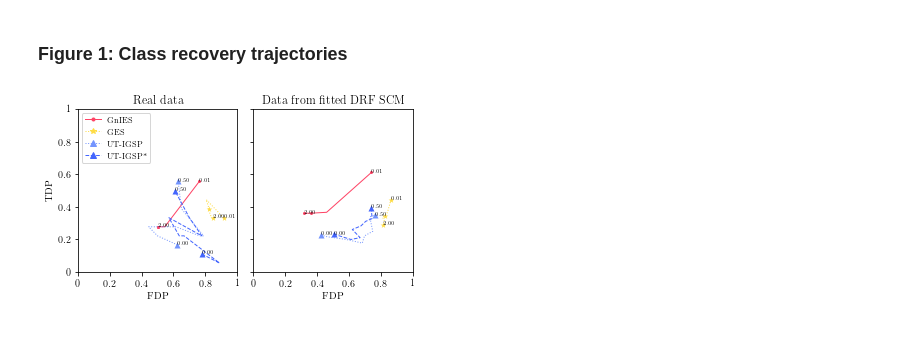
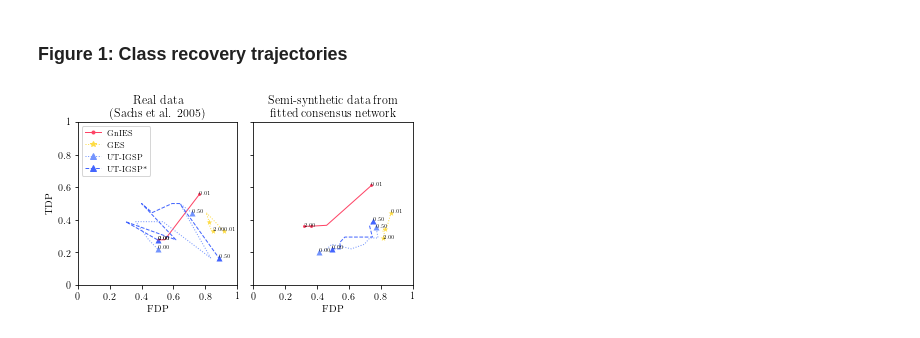
Before and after one commit to juangamella/gnies-paper, a Jupyter notebook: figures_sachs_experiments.ipynb, the cells around one changed output. Cells and saved outputs as stored; diff of their text form; code cells hidden in the pictures.

```diff
--- a/figures_sachs_experiments.ipynb
+++ b/figures_sachs_experiments.ipynb
@@ -262,8 +263,9 @@ def plot_metric(ax, values_x, values_y, lambdas, method, points, text, gray=Fals
             ax.scatter(values_x[j], values_y[j], color=c, marker=marker[method], linewidth=0)
 
 cols = 3
-gs = gridspec.GridSpec(cols, cols, wspace=0.07, hspace=0.07)
-plt.figure(figsize=(3*cols,3*cols))
+d = 2.7
+gs = gridspec.GridSpec(cols, cols, wspace=0.07, hspace=0.1)
+plt.figure(figsize=(d*cols,d*cols))
 ax = plt.gca()
 
 for i in range(9):
@@ -321,17 +323,15 @@ gnies_y_drf = np.nanmean(gnies_metrics_drf[metrics.type_2_structc], axis=(0,3))
 (1.0, 1.0)
 # %% [markdown]
 **UT-IGSP**
+# %%
+j = 2
 # %%
-j = 0
 ut_igsp_x_real, ut_igsp_y_real, ut_igsp_alphas_real = fdp_real_gauss[j], tdp_real_gauss[j], alphas_real_gauss[j]
-j = 0
 ut_igsp_x_drf, ut_igsp_y_drf, ut_igsp_alphas_drf = fdp_drf_gauss[j], tdp_drf_gauss[j], alphas_drf_gauss[j]
 # %% [markdown]
 **UT-IGSP***
 # %%
-j = 0
 ut_igsp_hsic_x_real, ut_igsp_hsic_y_real, ut_igsp_hsic_alphas_real = fdp_real_hsic[j], tdp_real_hsic[j], alphas_real_hsic[j]
-j = 0
 ut_igsp_hsic_x_drf, ut_igsp_hsic_y_drf, ut_igsp_hsic_alphas_drf = fdp_drf_hsic[j], tdp_drf_hsic[j], alphas_drf_hsic[j]
 # %% [markdown]
 **GES**
@@ -446,7 +446,7 @@ plot_metric(ax, ut_igsp_hsic_x_real, ut_igsp_hsic_y_real, ut_igsp_hsic_alphas_re
 # Plot GES
 plot_metric(ax, ges_x_real, ges_y_real, ges_lambdas, 'ges', [0,2,len(ges_lambdas)-1], ["%0.2f", "%d"])
 set_ax(ax, yticks=True)
-ax.set_title("Real data")
+ax.set_title("Real data\n(Sachs et al. 2005)")
 
 ###########################
 # PLOT GAUSSIAN DATA
@@ -467,32 +467,35 @@ if plot_gauss:
 ###########################
 # PLOT DRF DATA
 plt.subplot(gs[2 if plot_gauss else 1])
 ax = plt.gca()
 # Plot GnIES
 plot_metric(ax, gnies_x_drf, gnies_y_drf, gnies_lambdas, 'gnies', [0,2,len(gnies_lambdas)-1], ["%0.2f", "%d"])
 # Plot UT-IGSP
 plot_metric(ax, ut_igsp_x_drf, ut_igsp_y_drf, ut_igsp_alphas_drf, 'ut_igsp', [0,len(ut_igsp_alphas_drf)-1], ["%0.2f", "%d"])
 # Plot UT-IGSP*
 plot_metric(ax, ut_igsp_hsic_x_drf, ut_igsp_hsic_y_drf, ut_igsp_hsic_alphas_drf, 'ut_igsp_hsic', [0,len(ut_igsp_hsic_alphas_drf)-1], ["%0.2f", "%d"])
 # Plot GES
 plot_metric(ax, ges_x_drf, ges_y_drf, ges_lambdas, 'ges', [0,2,len(ges_lambdas)-1], ["%0.2f", "%d"])
 set_ax(ax, yticks=False)
-ax.set_title("Data from fitted DRF SCM")
+#ax.set_title("Data from fitted DRF SCM")
+ax.set_title("Semi-synthetic data with consensus\nnetwork as ground truth")
+ax.set_title("Semi-synthetic data from\nfitted consensus network")
+#ax.set_title("Semi-synthetic data\n(ground truth=consensus network)")
 
 # Build legend
 method_entries = [Line2D([0], [0],
                          linewidth=1,
                          linestyle=style[method],
                          marker=marker[method],
                          color=color[method]) for method in print_names.keys()]
 method_str = list(print_names.values())
 ax0.legend(method_entries, #+ sample_size_entries
           method_str, # + sample_size_str
           prop={'size':8},
           loc='upper left',
         ncol=1)
 
 filename = 'figures/figure_sachs_both.pdf'
 plt.savefig(filename, bbox_inches='tight')
 # %% [output]
-[figure, old version]
+[figure, new version]
```
Also changed, not shown: parts of 2 cells of this notebook, 2 other files.
